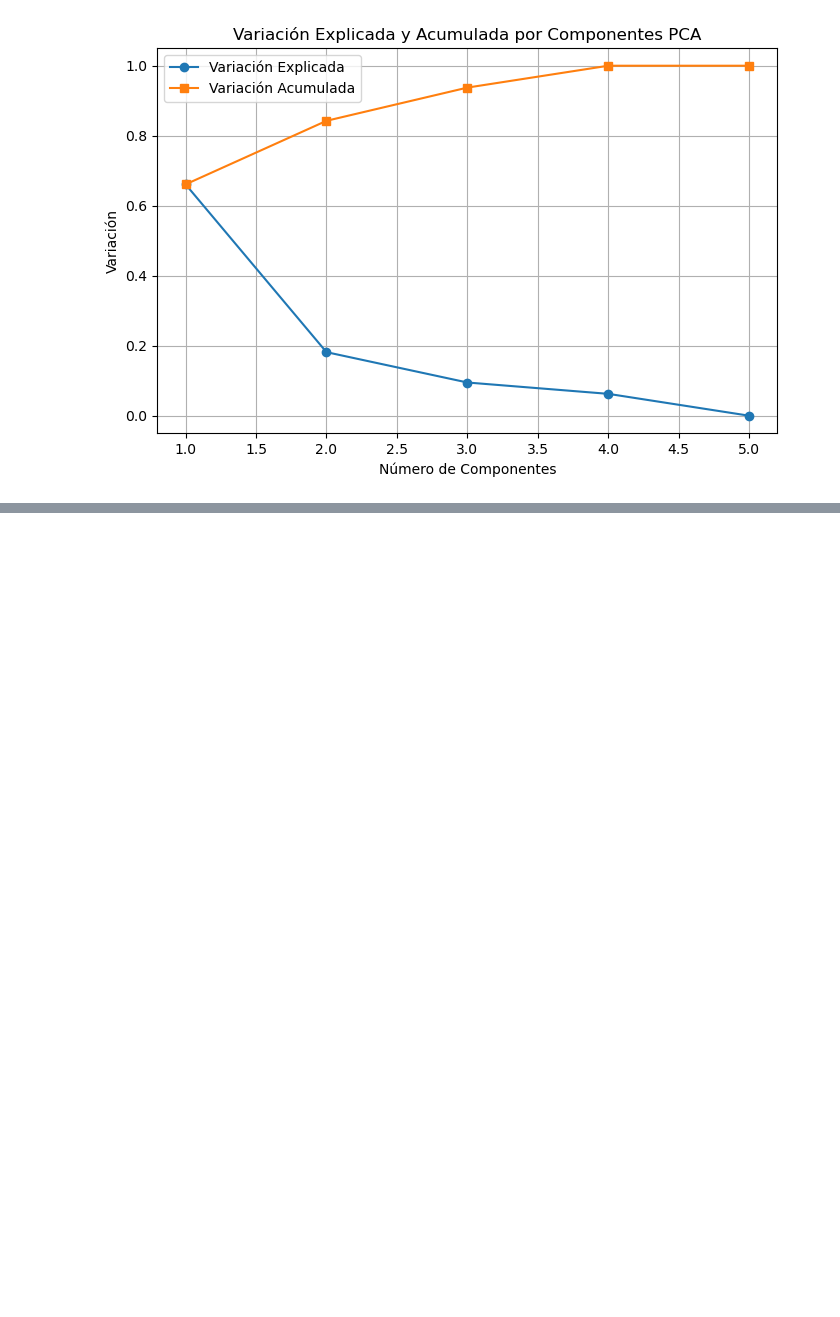
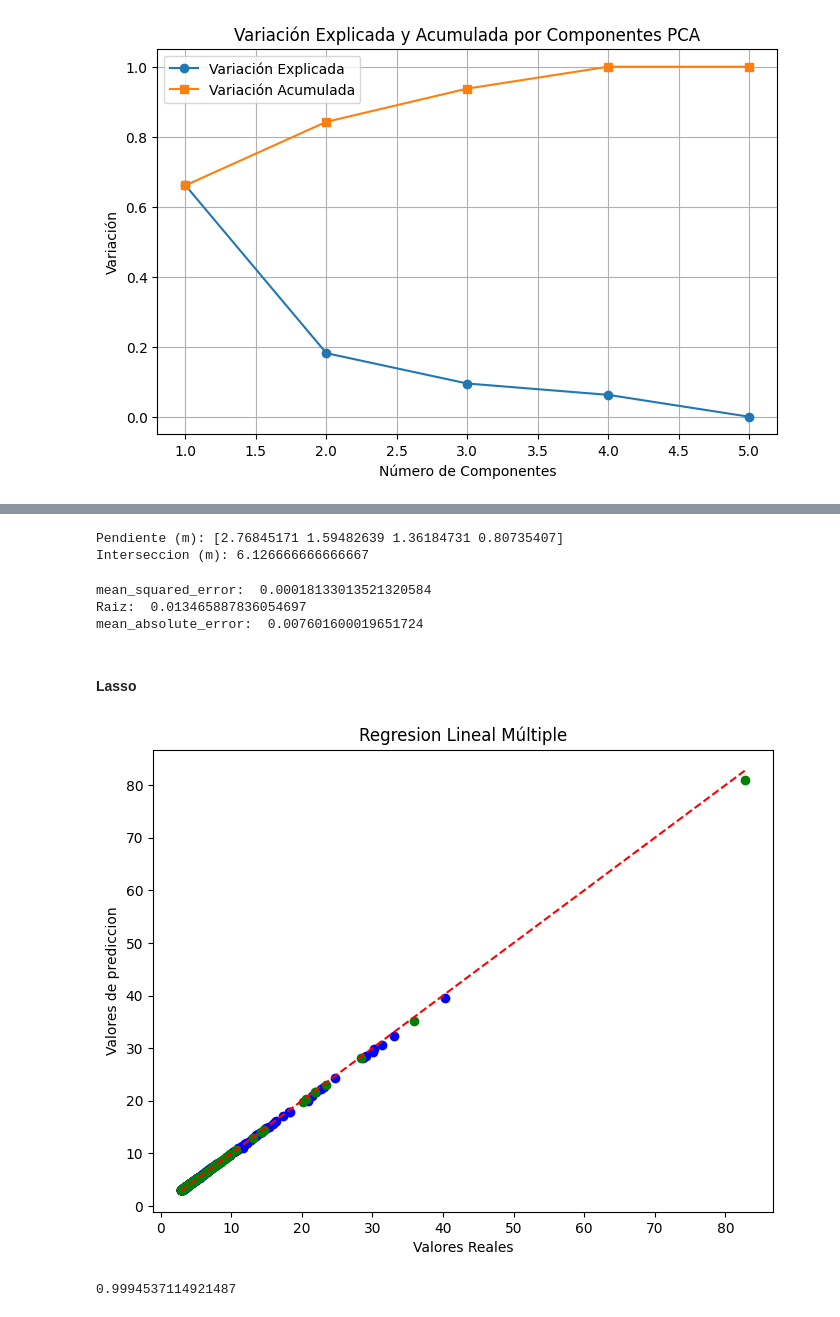
Before and after one commit to OzielLM/Proyecto_Mineria_Datos, a Jupyter notebook: Modelo_estrella.ipynb, the cells around one changed output, grey strips where cells are left out. Saved outputs shown, nothing was run; the diff lists cells and outputs as text; code cells hidden in the pictures; blank space fills up the shorter version.

```diff
--- a/Modelo_estrella.ipynb
+++ b/Modelo_estrella.ipynb
@@ -325,0 +500,49 @@ See the caveats in the documentation: https://pandas.pydata.org/pandas-docs/stab
+# %%
+pendiente_ridge = modelo_ridge.coef_
+interseccion_ridge = modelo_ridge.intercept_
+
+print(f"Pendiente (m): {pendiente_ridge}")
+print(f"Interseccion (m): {interseccion_ridge}")
+# %% [output]
+Pendiente (m): [2.76845171 1.59482639 1.36184731 0.80735407]
+Interseccion (m): 6.126666666666667
+# %%
+mse_ridge = mean_squared_error(vDep_pruebas, predicciones_ridge_prueba)
+rsem_ridge = np.sqrt(mse_ridge)
+mae_ridge = mean_absolute_error(vDep_pruebas, predicciones_ridge_prueba)
+print("mean_squared_error: ", mse_ridge)
+print("Raiz: ", rsem_ridge)
+print("mean_absolute_error: ", mae_ridge)
+# %% [output]
+mean_squared_error:  0.00018133013521320584
+Raiz:  0.013465887836054697
+mean_absolute_error:  0.007601600019651724
+# %% [markdown]
+#### Lasso
+# %%
+modelo_lasso = Lasso(alpha=0.1)
+modelo_lasso.fit(vIndependienteEntrenamientoScalado, vDep_entrenamiento)
+
+predicciones_lasso_entrenamiento = modelo_lasso.predict(vIndependienteEntrenamientoScalado)
+predicciones_lasso_prueba = modelo_lasso.predict(vIndependientePruebasScalado)
+
+plt.figure(figsize=(8,6))
+plt.scatter(vDep_entrenamiento, predicciones_lasso_entrenamiento, color='blue')
+plt.scatter(vDep_pruebas, predicciones_lasso_prueba, color='green')
+#LINEA DE IDENTIDAD
+plt.plot(
+    [vDep.min(), vDep.max()],
+    [vDep.min(), vDep.max()], 'r--'
+)
+
+plt.xlabel('Valores Reales')
+plt.ylabel('Valores de prediccion')
+plt.title('Regresion Lineal Múltiple')
+plt.show()
+
+#EVALUAR r2
+r2_rlm = r2_score(vDep_pruebas, modelo_lasso.predict(vIndependientePruebasScalado))
+print(r2_rlm)
+# %% [output]
+[figure, added]
+0.9994537114921487
```
Also changed, not shown: parts of 25 cells of this notebook.
